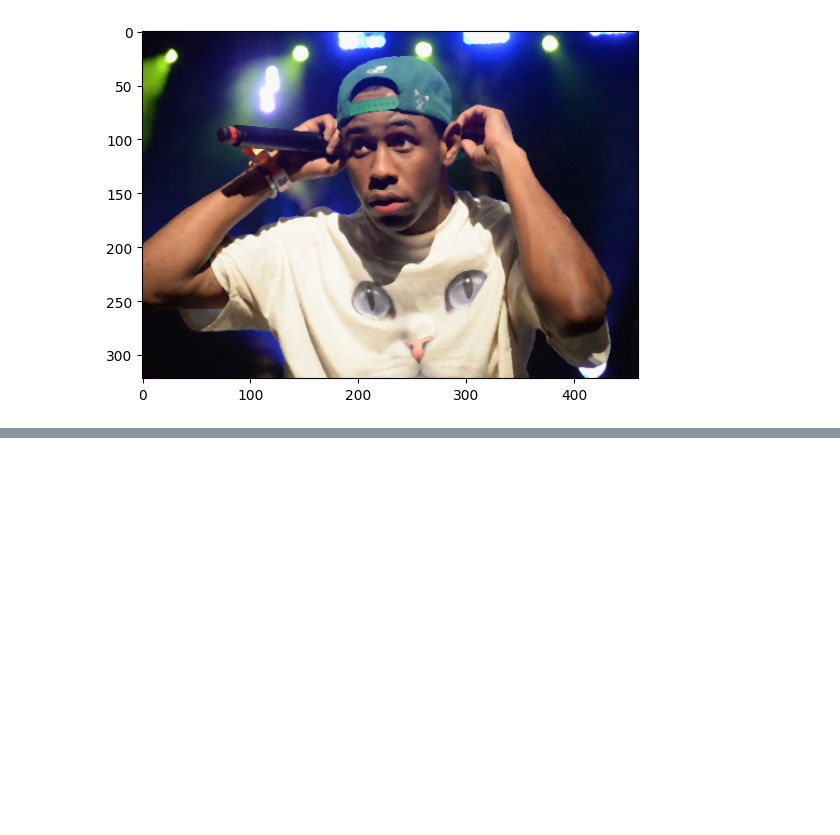
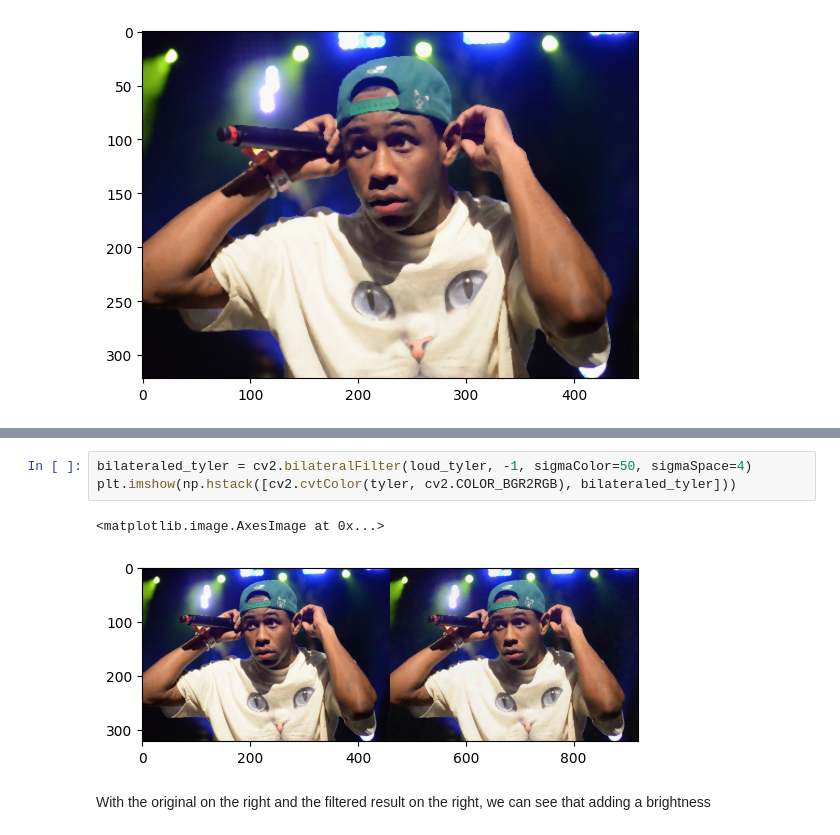
Before and after one commit to aarush-umap/3Dvision, a Jupyter notebook: image_processing.ipynb, the cells around one changed output, grey strips where cells are left out. Drawn from its saved outputs; the diff is of its cells as text; blank space fills up the shorter version.

Commit message:
Bilateral filtering

```diff
--- a/image_processing.ipynb
+++ b/image_processing.ipynb
@@ -352,0 +372,8 @@ plt.imshow(median_tyler)
+# %%
+bilateraled_tyler = cv2.bilateralFilter(loud_tyler, -1, sigmaColor=50, sigmaSpace=4)
+plt.imshow(np.hstack([cv2.cvtColor(tyler, cv2.COLOR_BGR2RGB), bilateraled_tyler]))
+# %% [output]
+<matplotlib.image.AxesImage at 0x...>
+[figure, added]
+# %% [markdown]
+With the original on the right and the filtered result on the right, we can see that adding a brightness
```
Also changed, not shown: parts of 4 cells of this notebook.
